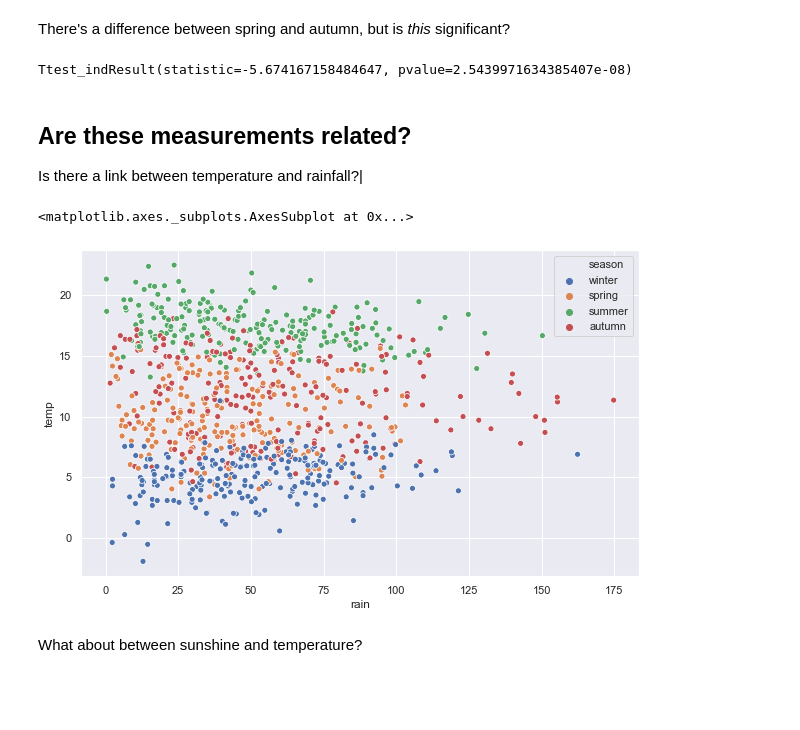
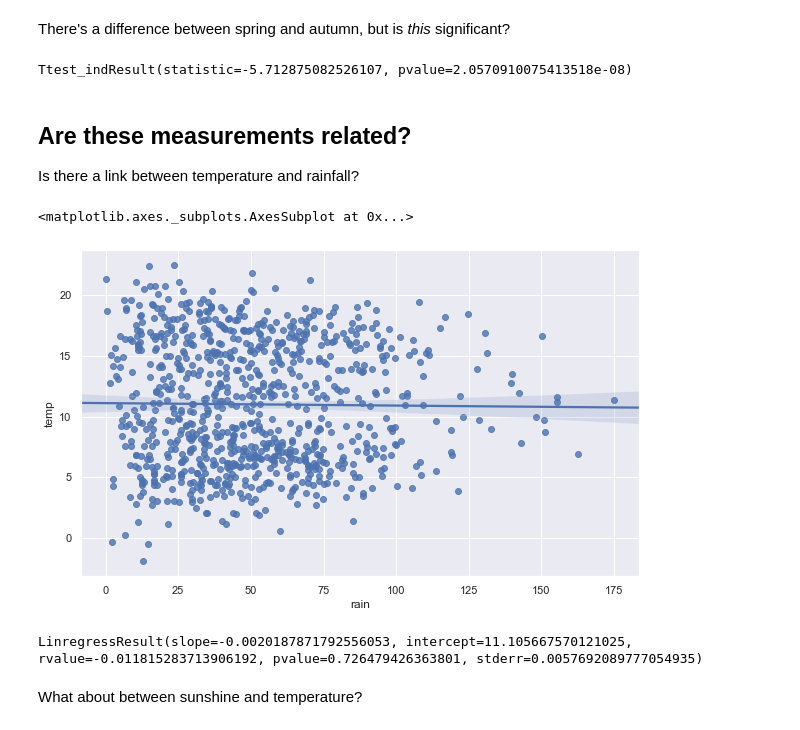
Before and after one commit to milesberry/ds4k12, a Jupyter notebook: atm2021.ipynb, the cells around one changed output. Drawn from its saved outputs; the diff is of its cells as text; code cells hidden in the pictures; blank space fills up the shorter version.

```diff
--- a/atm2021.ipynb
+++ b/atm2021.ipynb
@@ -583,18 +521,22 @@ sns.boxplot(dataset.temp,dataset.season)
 # %% [markdown]
 There's a difference between spring and autumn, but is *this* significant?
 # %%
-scipy.stats.ttest_ind(dataset[dataset['season']=='spring'].temp,
+stats.ttest_ind(dataset[dataset['season']=='spring'].temp,
                       dataset[dataset['season']=='autumn'].temp)
 # %% [output]
-Ttest_indResult(statistic=-5.674167158484647, pvalue=2.5439971634385407e-08)
+Ttest_indResult(statistic=-5.712875082526107, pvalue=2.0570910075413518e-08)
 # %% [markdown]
 ## Are these measurements related?
 
-Is there a link between temperature and rainfall?|
+Is there a link between temperature and rainfall?
+# %%
+sns.regplot('rain','temp',data=dataset)
+# %% [output]
+<matplotlib.axes._subplots.AxesSubplot at 0x...>
+[figure, added]
 # %%
-sns.scatterplot(dataset.rain,dataset.temp,hue=dataset.season)
+stats.linregress(dataset.rain,dataset.temp)
 # %% [output]
-<matplotlib.axes._subplots.AxesSubplot at 0x...>
+LinregressResult(slope=-0.0020187871792556053, intercept=11.105667570121025, rvalue=-0.011815283713906192, pvalue=0.726479426363801, stderr=0.0057692089777054935)
-[figure, removed]
 # %% [markdown]
 What about between sunshine and temperature?
```
Also changed, not shown: parts of 51 cells of this notebook, 1 other file.
